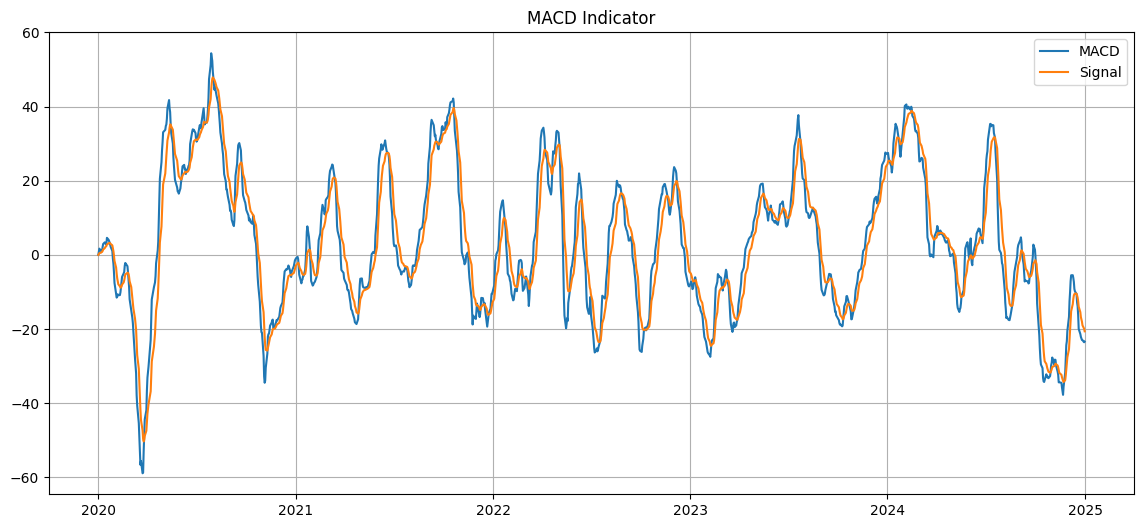
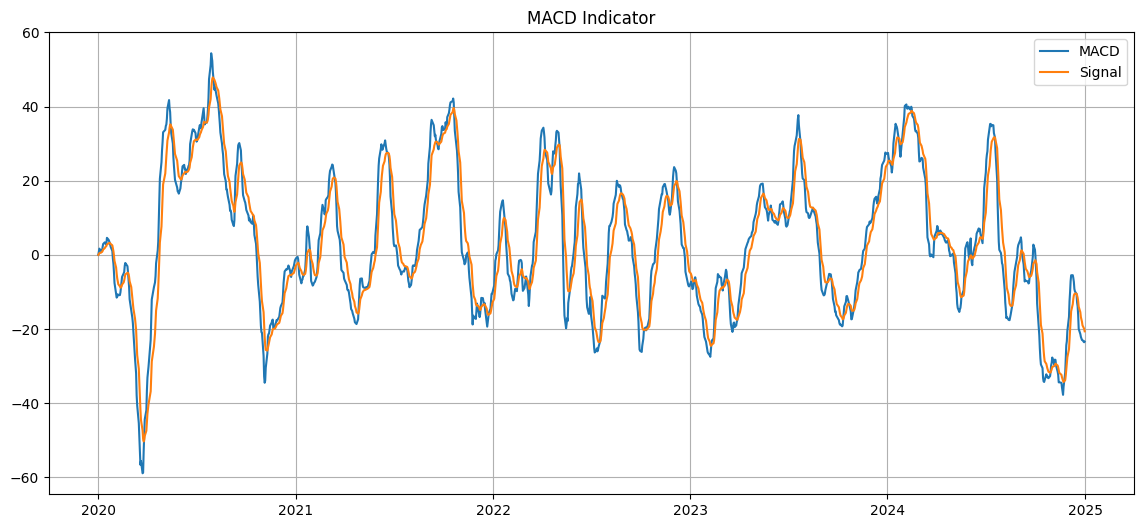
Unified diff of the notebook cell whose output changed from the first chart to the second:
--- before
+++ after
@@ -18,4 +18,2 @@
 
 plt.show()
-
-plt.savefig("../images/macd.png", dpi=300)

Commit: Completed Day